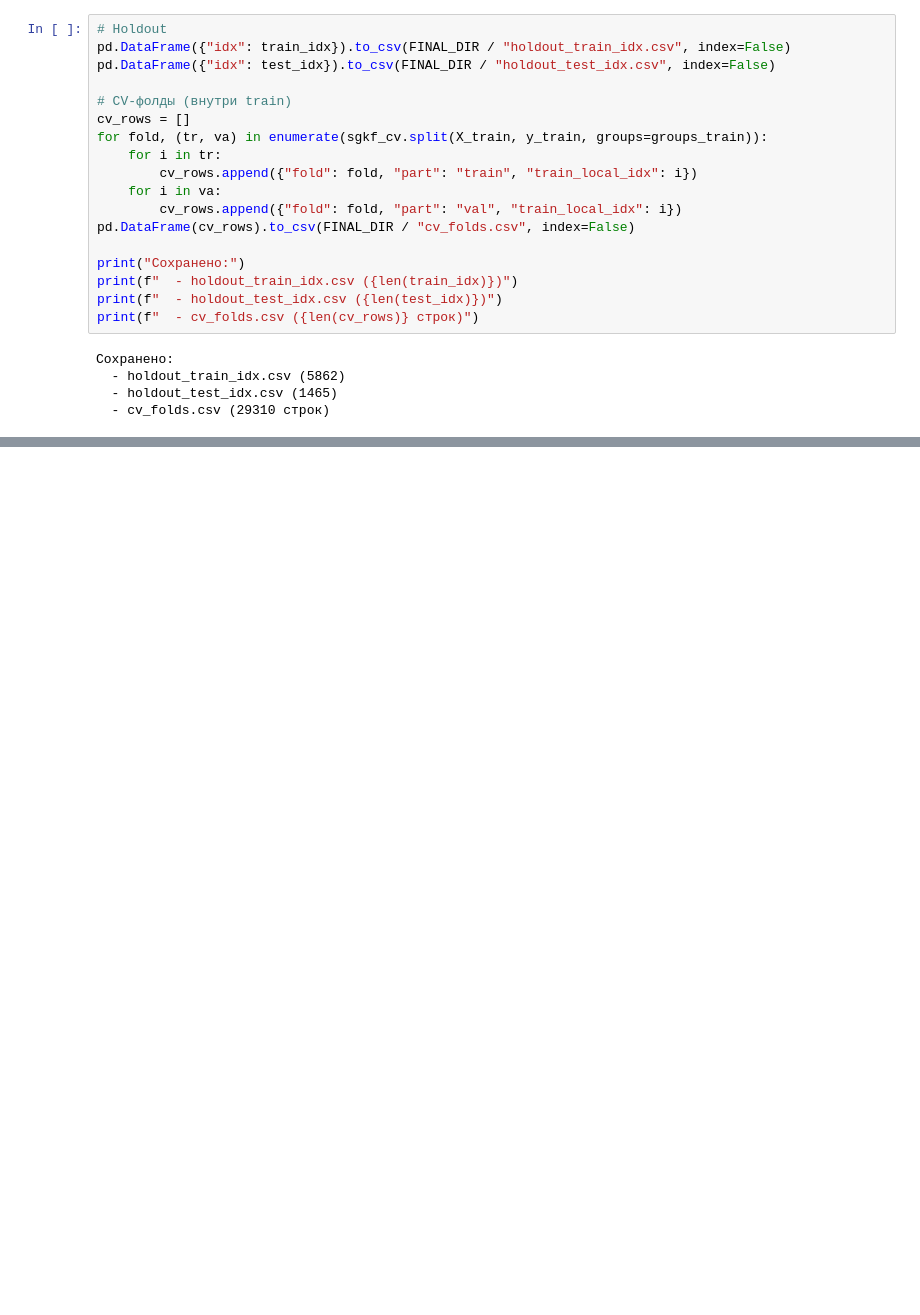
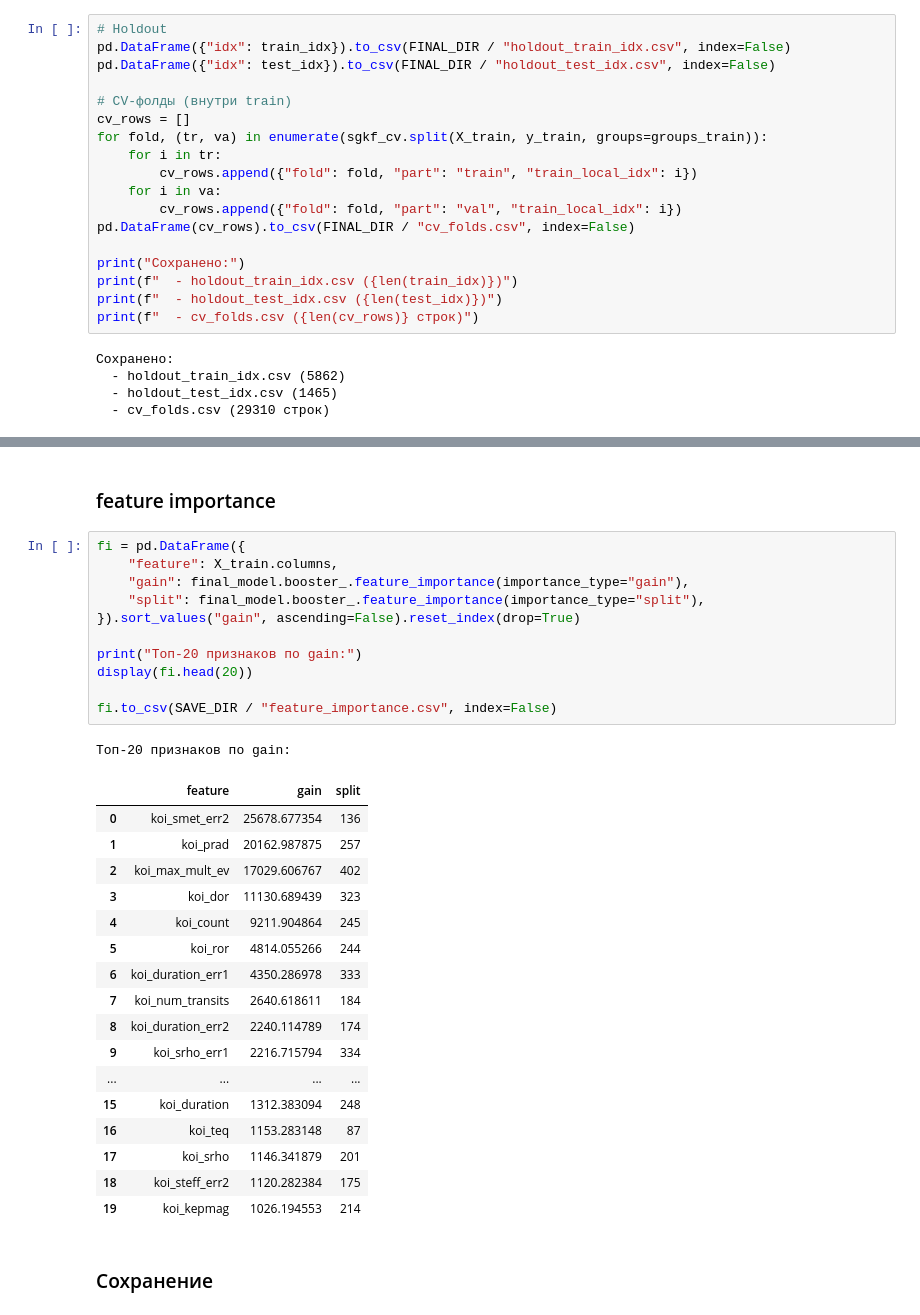
Before and after one commit to Sladkiy-Bo/exoplanet-detector, a Jupyter notebook: notebooks/02b_nasa_tabular_model.ipynb, the cells around one changed output, grey strips where cells are left out. Drawn from its saved outputs; the diff is of its cells as text; blank space fills up the shorter version.

```diff
--- a/notebooks/02b_nasa_tabular_model.ipynb
+++ b/notebooks/02b_nasa_tabular_model.ipynb
@@ -109,0 +314,34 @@ print(f"  - cv_folds.csv ({len(cv_rows)} строк)")
+# %% [markdown]
+### feature importance
+# %%
+fi = pd.DataFrame({
+    "feature": X_train.columns,
+    "gain": final_model.booster_.feature_importance(importance_type="gain"),
+    "split": final_model.booster_.feature_importance(importance_type="split"),
+}).sort_values("gain", ascending=False).reset_index(drop=True)
+
+print("Топ-20 признаков по gain:")
+display(fi.head(20))
+
+fi.to_csv(SAVE_DIR / "feature_importance.csv", index=False)
+# %% [output]
+Топ-20 признаков по gain:
+|  | feature | gain | split |
+| 0 | koi_smet_err2 | 25678.677354 | 136 |
+| 1 | koi_prad | 20162.987875 | 257 |
+| 2 | koi_max_mult_ev | 17029.606767 | 402 |
+| 3 | koi_dor | 11130.689439 | 323 |
+| 4 | koi_count | 9211.904864 | 245 |
+| 5 | koi_ror | 4814.055266 | 244 |
+| 6 | koi_duration_err1 | 4350.286978 | 333 |
+| 7 | koi_num_transits | 2640.618611 | 184 |
+| 8 | koi_duration_err2 | 2240.114789 | 174 |
+| 9 | koi_srho_err1 | 2216.715794 | 334 |
+| ... | ... | ... | ... |
+| 15 | koi_duration | 1312.383094 | 248 |
+| 16 | koi_teq | 1153.283148 | 87 |
+| 17 | koi_srho | 1146.341879 | 201 |
+| 18 | koi_steff_err2 | 1120.282384 | 175 |
+| 19 | koi_kepmag | 1026.194553 | 214 |
+# %% [markdown]
+### Сохранение
```
Also changed, not shown: parts of 11 cells of this notebook, 5 other files.
